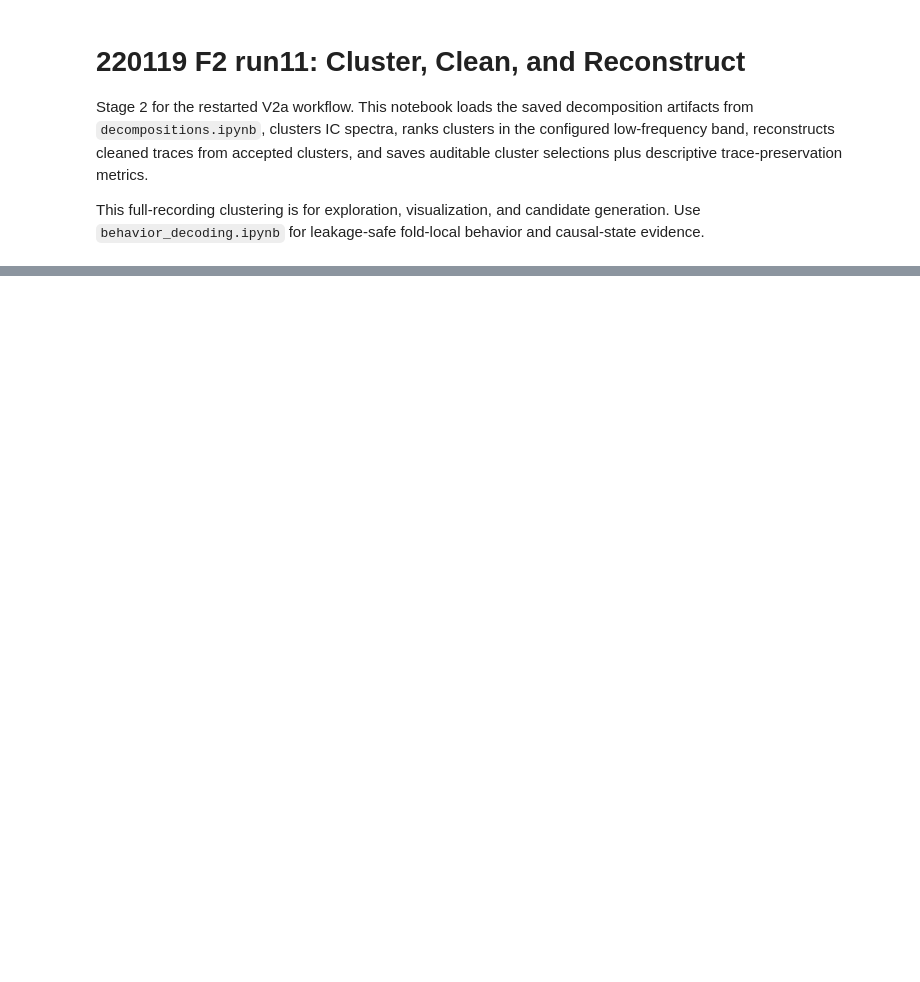
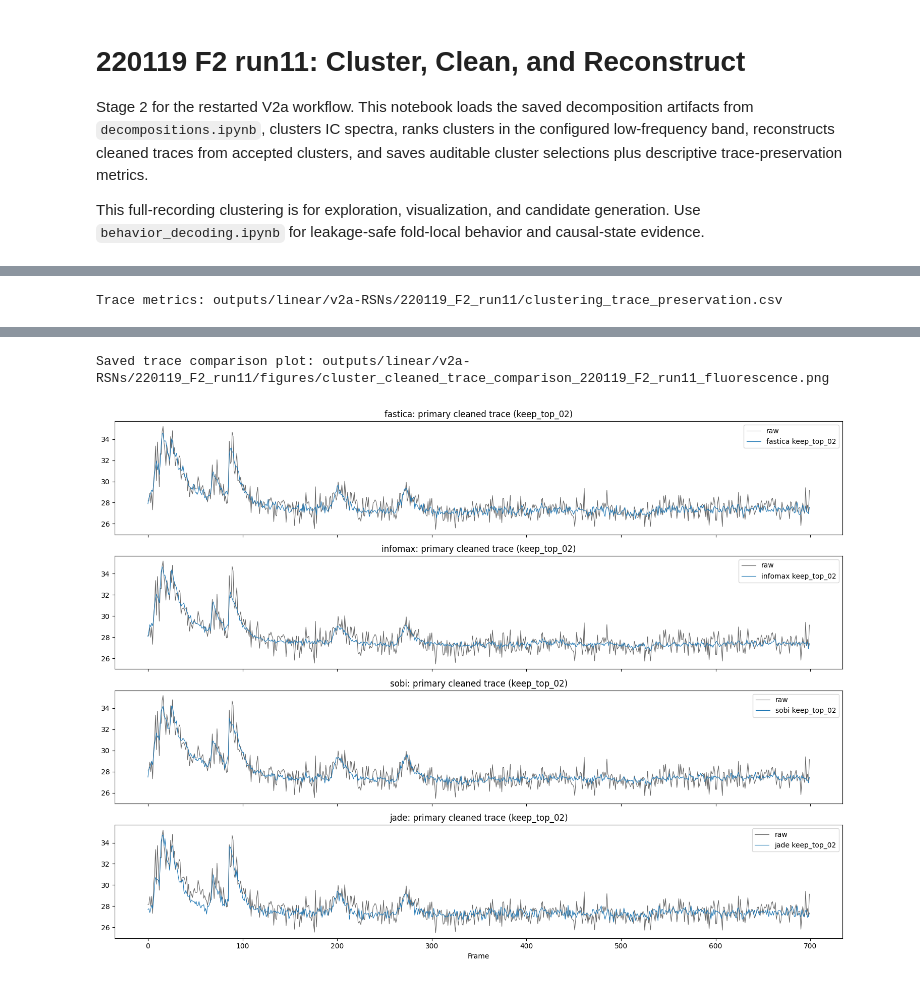
Before and after one commit to adedayoas91/ica-denoising, a Jupyter notebook: notebooks/v2a-RSNs/220119_F2_run11/cluster_clean_reconstruct.ipynb, the cells around one changed output, grey strips where cells are left out. Drawn from its saved outputs; the diff is of its cells as text; code cells hidden in the pictures; blank space fills up the shorter version.

```diff
--- a/notebooks/v2a-RSNs/220119_F2_run11/cluster_clean_reconstruct.ipynb
+++ b/notebooks/v2a-RSNs/220119_F2_run11/cluster_clean_reconstruct.ipynb
@@ -288,12 +594,32 @@ trace_preservation
 # %%
-fig, axes = plt.subplots(len(cleaned_by_method), 1, figsize=(15, 2.8 * len(cleaned_by_method)), sharex=True)
+trace_variants = [TraceVariant("raw", dataset.trace_path, traces.T)]
+for method, selections in clustered_cleaned_by_selection.items():
+    for selection_id, cleaned in selections.items():
+        variant_path = saved_paths_by_method.get(method, {}).get(selection_id, {}).get(
+            "cleaned",
+            Path(method) / selection_id,
+        )
+        trace_variants.append(TraceVariant(f"{method}_{selection_id}", variant_path, cleaned))
+    if method in clustered_cleaned:
+        canonical_path = saved_paths.get(method, {}).get("cleaned", Path(method))
+        trace_variants.append(TraceVariant(method, canonical_path, clustered_cleaned[method]))
+
+trace_preservation = summarize_trace_preservation(trace_variants, reference_name="raw")
+trace_metrics_path = dataset_output_dir / "clustering_trace_preservation.csv"
+if SAVE_OUTPUTS:
+    trace_preservation.to_csv(trace_metrics_path, index=False)
+print(f"Trace metrics: {trace_metrics_path.relative_to(PROJECT_ROOT)}")
+display(trace_preservation)
+
+fig, axes = plt.subplots(len(clustered_cleaned), 1, figsize=(15, 2.8 * len(clustered_cleaned)), sharex=True)
 axes = np.atleast_1d(axes)
 neuron = 0
 stop = min(700, traces.shape[1])
-for ax, (method, cleaned) in zip(axes, cleaned_by_method.items()):
+for ax, (method, cleaned) in zip(axes, clustered_cleaned.items()):
+    selection_id = primary_selection_id_by_method.get(method, "primary")
     ax.plot(traces[neuron, :stop], label="raw", color="black", alpha=0.6, lw=0.8)
-    ax.plot(cleaned[:stop, neuron], label=method, lw=0.8)
-    ax.set_title(method)
+    ax.plot(cleaned[:stop, neuron], label=f"{method} {selection_id}", lw=0.8)
+    ax.set_title(f"{method}: primary cleaned trace ({selection_id})")
     ax.legend(loc="upper right")
 axes[-1].set_xlabel("Frame")
 fig.tight_layout()
@@ -301,3 +627,5 @@ trace_comparison_path = figure_dir / f"cluster_cleaned_trace_comparison_{dataset
 if SAVE_OUTPUTS:
     fig.savefig(trace_comparison_path, dpi=PLOT_DPI, bbox_inches="tight")
     print(f"Saved trace comparison plot: {trace_comparison_path.relative_to(PROJECT_ROOT)}")
+# %% [output]
+Trace metrics: outputs/linear/v2a-RSNs/220119_F2_run11/clustering_trace_preservation.csv
@@ -303,0 +649,2 @@ if SAVE_OUTPUTS:
+Saved trace comparison plot: outputs/linear/v2a-RSNs/220119_F2_run11/figures/cluster_cleaned_trace_comparison_220119_F2_run11_fluorescence.png
+[figure, added]
```
Also changed, not shown: parts of 11 cells of this notebook, 34 other files.
